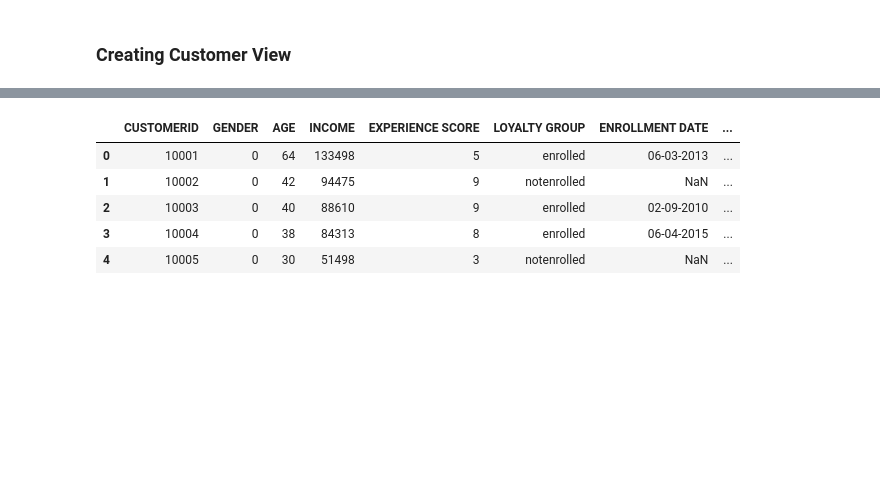
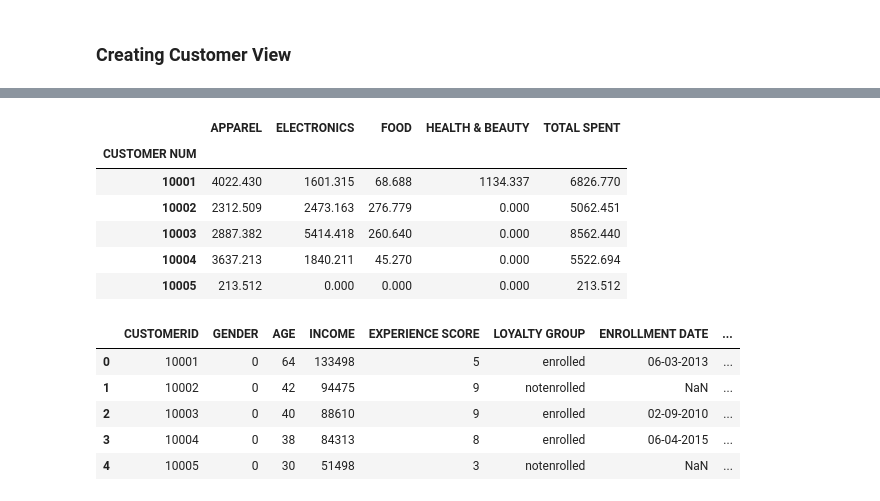
Before and after one commit to Amref-Health-Africa-in-Uganda/IBM_Digital_Nation, a Jupyter notebook: Exercise-Clustering.ipynb, the cells around one changed output, grey strips where cells are left out. Saved outputs shown, nothing was run; the diff lists cells and outputs as text; code cells hidden in the pictures; blank space fills up the shorter version.

```diff
--- a/Exercise-Clustering.ipynb
+++ b/Exercise-Clustering.ipynb
@@ -68,6 +86,16 @@ rename(columns={'Total_Price':'TOTAL SPENT'})
 customer_KPIs=customer_pivot.merge(trans_total_spend,how='inner',left_index=True, right_index=True )
 # %%
 customer_KPIs=customer_KPIs.fillna(0)
+# %%
+customer_KPIs.head()
+# %% [output]
+|  | APPAREL | ELECTRONICS | FOOD | HEALTH & BEAUTY | TOTAL SPENT |
+| CUSTOMER NUM |  |  |  |  |  |
+| 10001 | 4022.430 | 1601.315 | 68.688 | 1134.337 | 6826.770 |
+| 10002 | 2312.509 | 2473.163 | 276.779 | 0.000 | 5062.451 |
+| 10003 | 2887.382 | 5414.418 | 260.640 | 0.000 | 8562.440 |
+| 10004 | 3637.213 | 1840.211 | 45.270 | 0.000 | 5522.694 |
+| 10005 | 213.512 | 0.000 | 0.000 | 0.000 | 213.512 |
 # %%
 customer_all_view=customer_data.merge(customer_KPIs,how='inner', left_on='CUSTOMERID', right_index=True)
 # %%
```
Also changed, not shown: parts of 23 cells of this notebook.
